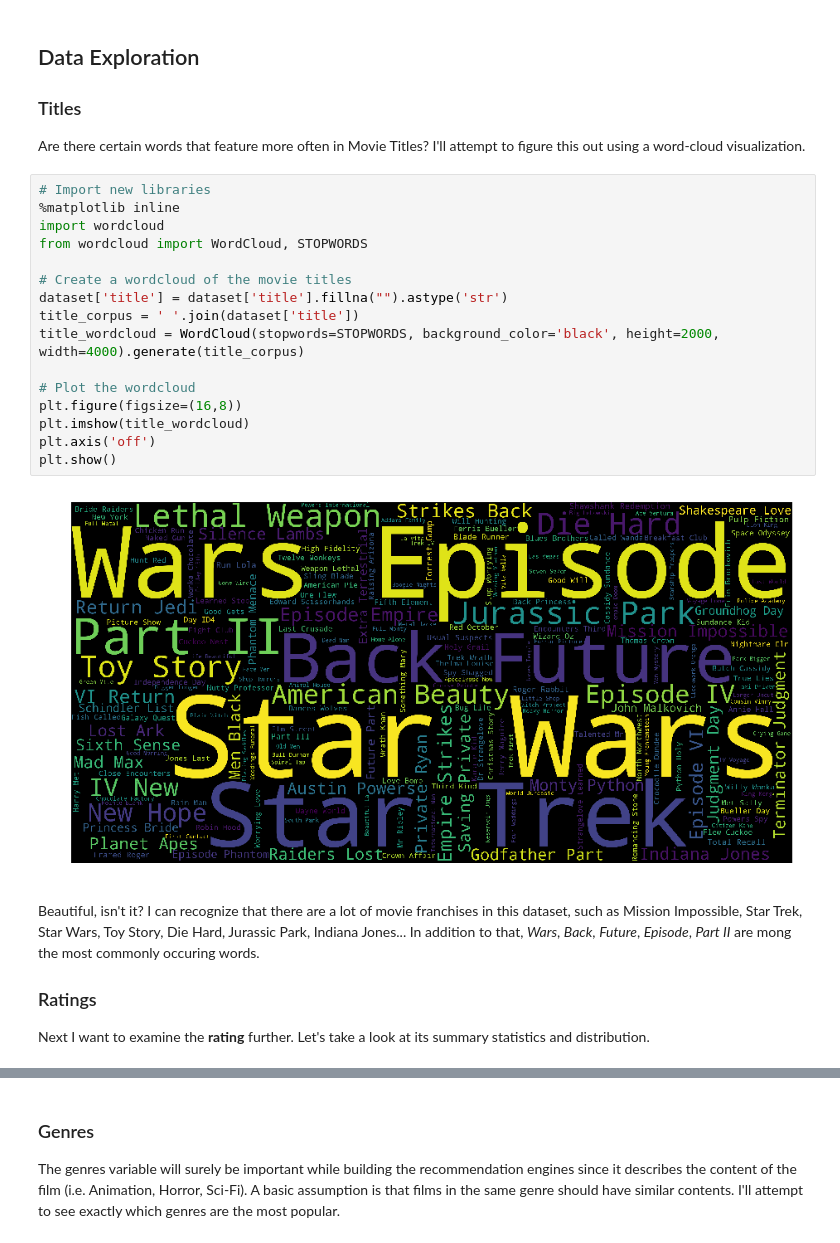
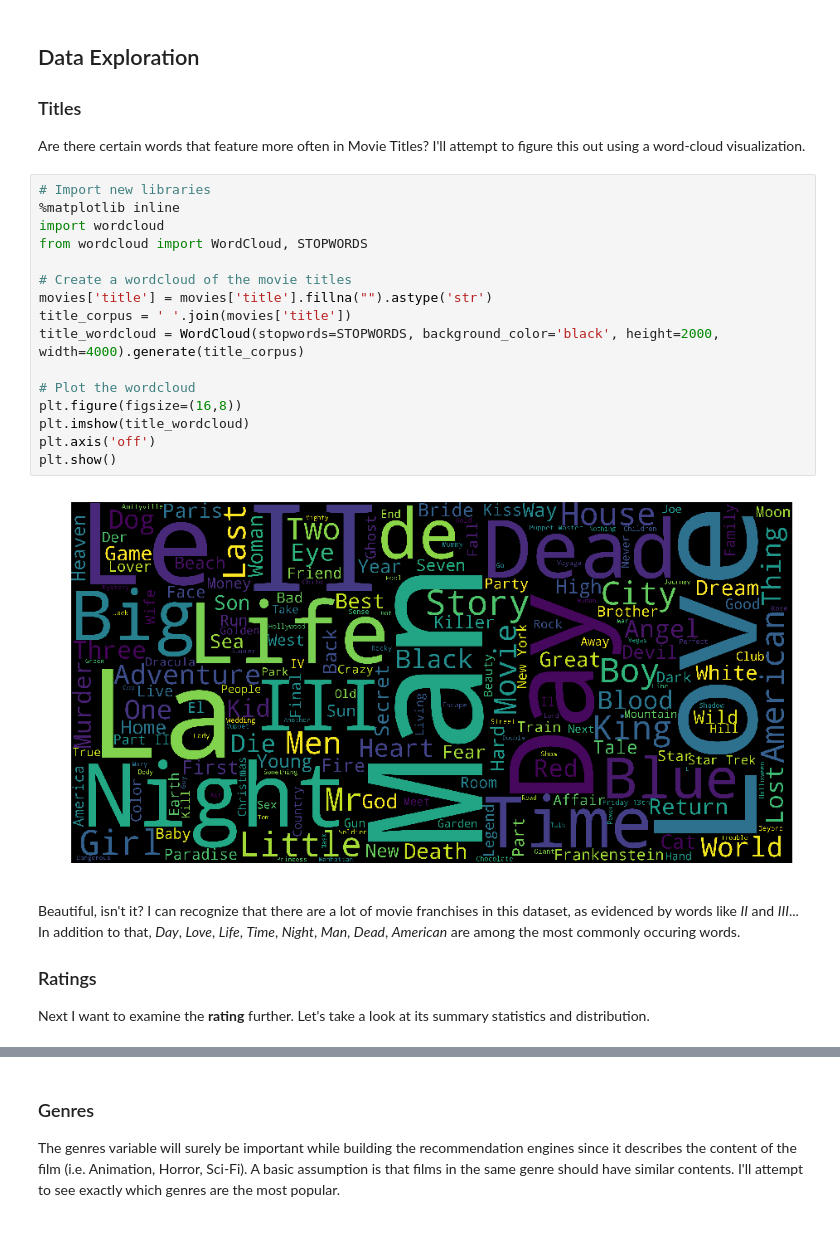
Before and after one commit to khanhnamle1994/movielens, a Jupyter notebook: movielens_recommendation_engines.ipynb, the cells around one changed output, grey strips where cells are left out. Drawn from its saved outputs; the diff is of its cells as text.

```diff
--- a/movielens_recommendation_engines.ipynb
+++ b/movielens_recommendation_engines.ipynb
@@ -190,23 +192,23 @@ Are there certain words that feature more often in Movie Titles? I'll attempt to
 # %%
 # Import new libraries
 %matplotlib inline
 import wordcloud
 from wordcloud import WordCloud, STOPWORDS
 
 # Create a wordcloud of the movie titles
-dataset['title'] = dataset['title'].fillna("").astype('str')
-title_corpus = ' '.join(dataset['title'])
+movies['title'] = movies['title'].fillna("").astype('str')
+title_corpus = ' '.join(movies['title'])
 title_wordcloud = WordCloud(stopwords=STOPWORDS, background_color='black', height=2000, width=4000).generate(title_corpus)
 
 # Plot the wordcloud
 plt.figure(figsize=(16,8))
 plt.imshow(title_wordcloud)
 plt.axis('off')
 plt.show()
 # %% [output]
-[figure, old version]
+[figure, new version]
 # %% [markdown]
-Beautiful, isn't it? I can recognize that there are a lot of movie franchises in this dataset, such as Mission Impossible, Star Trek, Star Wars, Toy Story, Die Hard, Jurassic Park, Indiana Jones... In addition to that, *Wars*, *Back*, *Future*, *Episode*, *Part II* are mong the most commonly occuring words.
+Beautiful, isn't it? I can recognize that there are a lot of movie franchises in this dataset, as evidenced by words like *II* and *III*... In addition to that, *Day*, *Love*, *Life*, *Time*, *Night*, *Man*, *Dead*, *American* are among the most commonly occuring words.
 
 ### Ratings
 Next I want to examine the **rating** further. Let's take a look at its summary statistics and distribution.
```
Also changed, not shown: parts of 61 cells of this notebook, 6 other files.
